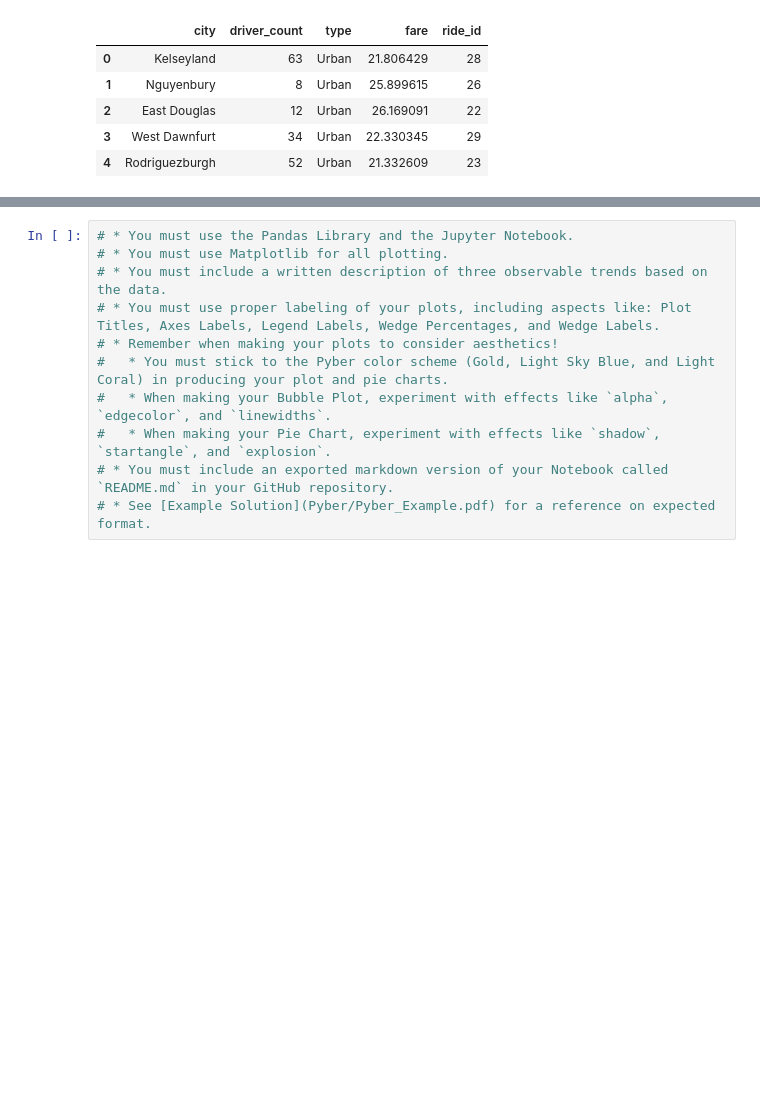
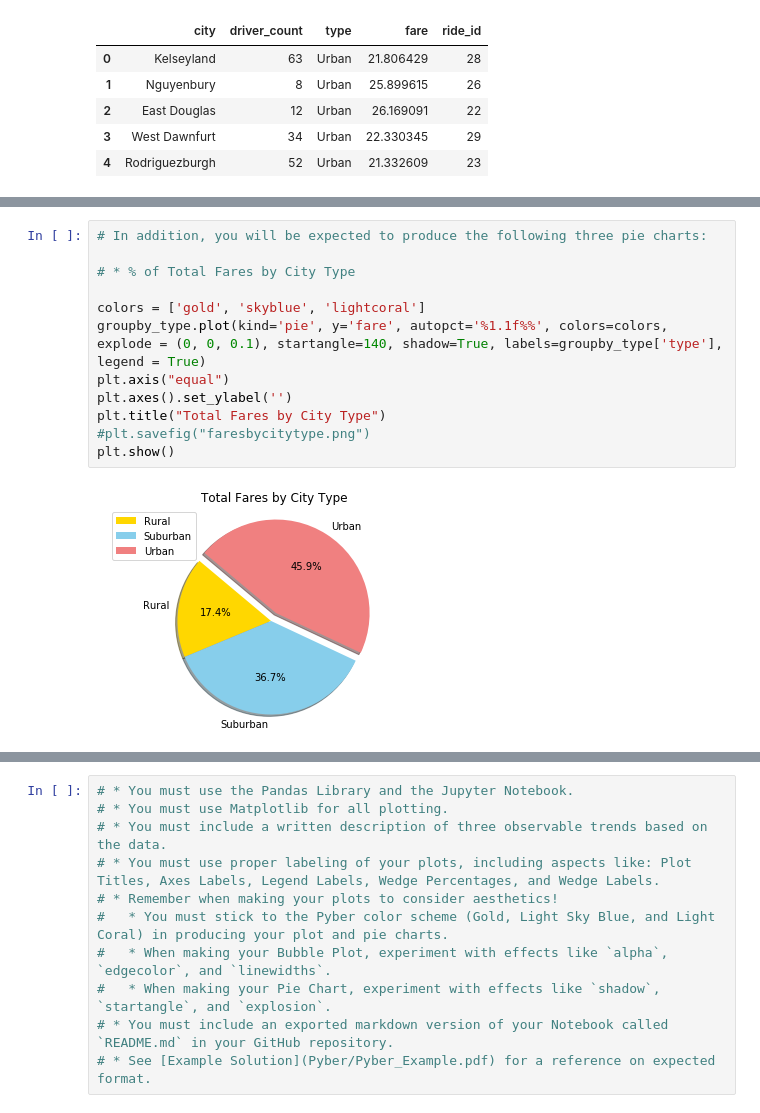
Before and after one commit to donnaadietrich/utexas-homework-matplotlib, a Jupyter notebook: Pyber/pyber.ipynb, the cells around one changed output, grey strips where cells are left out. Saved outputs shown, nothing was run; the diff lists cells and outputs as text; blank space fills up the shorter version.

```diff
--- a/Pyber/pyber.ipynb
+++ b/Pyber/pyber.ipynb
@@ -93,0 +109,14 @@ plt.show()
+# %%
+# In addition, you will be expected to produce the following three pie charts:
+
+# * % of Total Fares by City Type
+
+colors = ['gold', 'skyblue', 'lightcoral']
+groupby_type.plot(kind='pie', y='fare', autopct='%1.1f%%', colors=colors, explode = (0, 0, 0.1), startangle=140, shadow=True, labels=groupby_type['type'], legend = True)
+plt.axis("equal")
+plt.axes().set_ylabel('')
+plt.title("Total Fares by City Type")
+#plt.savefig("faresbycitytype.png")
+plt.show()
+# %% [output]
+[figure, added]
```
Also changed, not shown: parts of 5 cells of this notebook.
